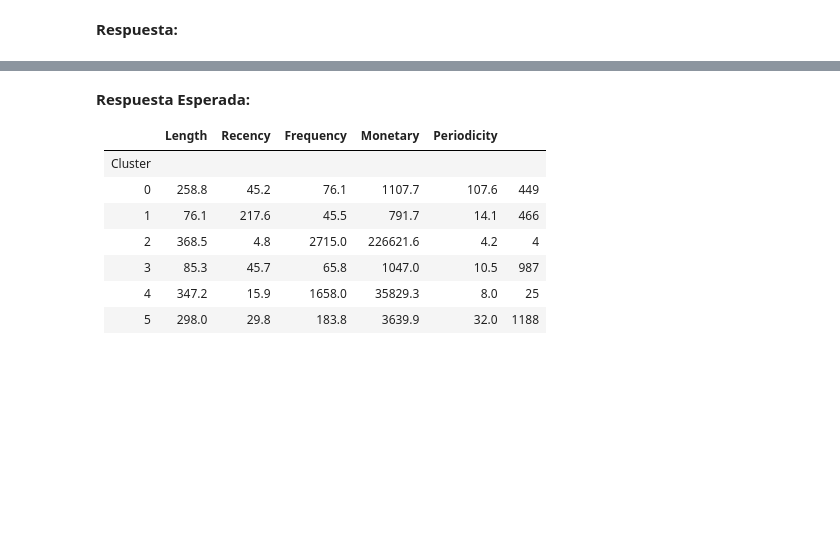
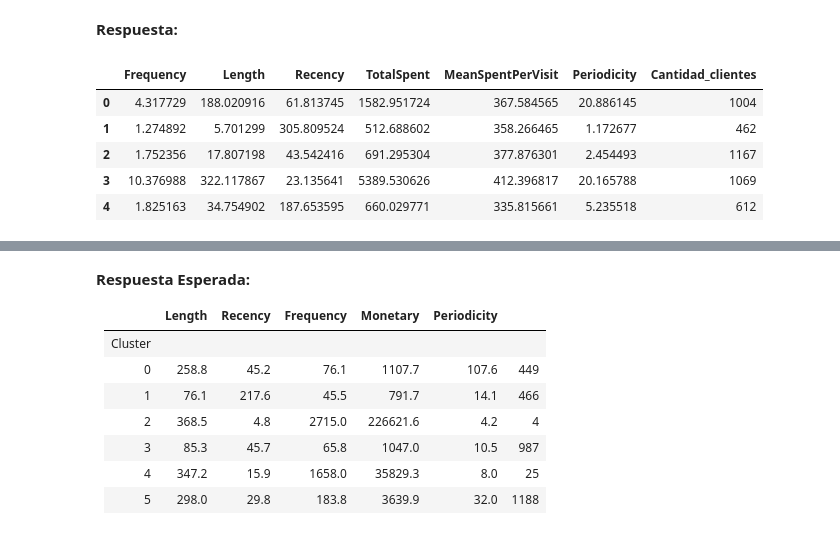
Before and after one commit to quilo98/Labs_MDS, a Jupyter notebook: Lab_07/Laboratorio7_Enunciado.ipynb, the cells around one changed output, grey strips where cells are left out. Cells and saved outputs as stored; diff of their text form; code cells hidden in the pictures; blank space fills up the shorter version.

```diff
--- a/Lab_07/Laboratorio7_Enunciado.ipynb
+++ b/Lab_07/Laboratorio7_Enunciado.ipynb
@@ -237,0 +250,14 @@ class MinMax(BaseEstimator, TransformerMixin):
+# %%
+class MinMax(BaseEstimator, TransformerMixin):
+    def fit(self, X, y=None):
+        return self
+
+    def transform(self, X):
+        # Calculamos min(x) y max(x) para cada columna
+        min_vals = X.min()
+        max_vals = X.max()
+
+        # Realizamos la transformación Min-Max para cada columna
+        X_transformed = (X - min_vals) / (max_vals - min_vals)
+
+        return X_transformed
@@ -267,3 +373,41 @@ En base a la elección de k realizada en la sección anterior, utilice este valo
 Una vez ajustado los datos, genere una tabla con los promedios (o medianas) para cada uno de los atributos, agrupando estos por el clúster que pertenecen. ¿Es posible observar agrupaciones coherentes?, ¿Qué tipo de clientes posee el retail?, Justifique su respuesta y no decepcione a Mr. Lepin.
 # %% [markdown]
 **Respuesta:**
+# %%
+from sklearn.cluster import KMeans
+
+# Crear un nuevo pipeline para K-Means con k=4
+kmeans_pipeline = Pipeline([
+    ('custom_features', FunctionTransformer(func=custom_features, validate=False)),  # Mantén la transformación custom_features
+    ('select_numeric', FunctionTransformer(func=select_numeric_features, validate=False)),  # Selecciona solo las columnas numéricas
+    ('minmax_scaler', MinMax()),  # Aplica MinMaxScaler a las columnas numéricas
+    ('kmeans', KMeans(n_clusters=5, random_state=0))  # Utiliza k=5
+])
+
+# Ajustar el modelo K-Means al DataFrame
+kmeans_pipeline.fit(df_retail)
+
+# Obtener las etiquetas de cluster asignadas a cada registro
+cluster_labels = kmeans_pipeline.named_steps['kmeans'].labels_
+
+# Agregar las etiquetas de cluster al DataFrame original
+df['Cluster'] = cluster_labels
+
+# Calcular los promedios por cluster
+cluster_means = df.groupby('Cluster').mean()
+
+# Calcular la cantidad de clientes en cada cluster
+cluster_counts = df['Cluster'].value_counts()
+
+# Combinar promedios y cantidad de clientes en una sola tabla
+cluster_summary = pd.concat([cluster_means, cluster_counts], axis=1)
+cluster_summary.rename(columns={'Cluster': 'Cantidad_clientes'}, inplace=True)
+# Imprimir la tabla de promedios y cantidad de clientes por cluster
+display(cluster_summary)
+# %% [output]
+|  | Frequency | Length | Recency | TotalSpent | MeanSpentPerVisit | Periodicity | Cantidad_clientes |
+| 0 | 4.317729 | 188.020916 | 61.813745 | 1582.951724 | 367.584565 | 20.886145 | 1004 |
+| 1 | 1.274892 | 5.701299 | 305.809524 | 512.688602 | 358.266465 | 1.172677 | 462 |
+| 2 | 1.752356 | 17.807198 | 43.542416 | 691.295304 | 377.876301 | 2.454493 | 1167 |
+| 3 | 10.376988 | 322.117867 | 23.135641 | 5389.530626 | 412.396817 | 20.165788 | 1069 |
+| 4 | 1.825163 | 34.754902 | 187.653595 | 660.029771 | 335.815661 | 5.235518 | 612 |
```
Also changed, not shown: parts of 11 cells of this notebook.
